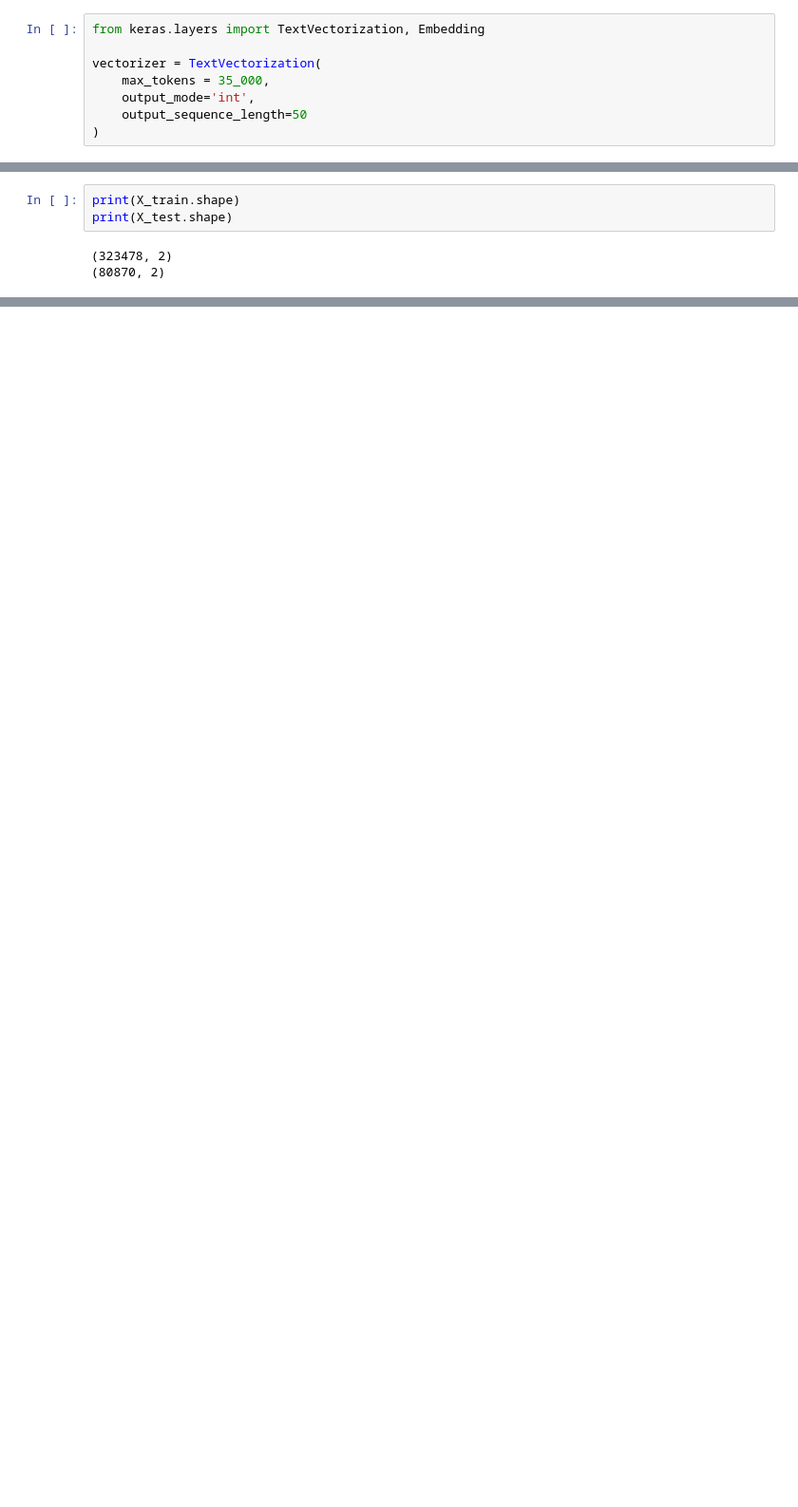
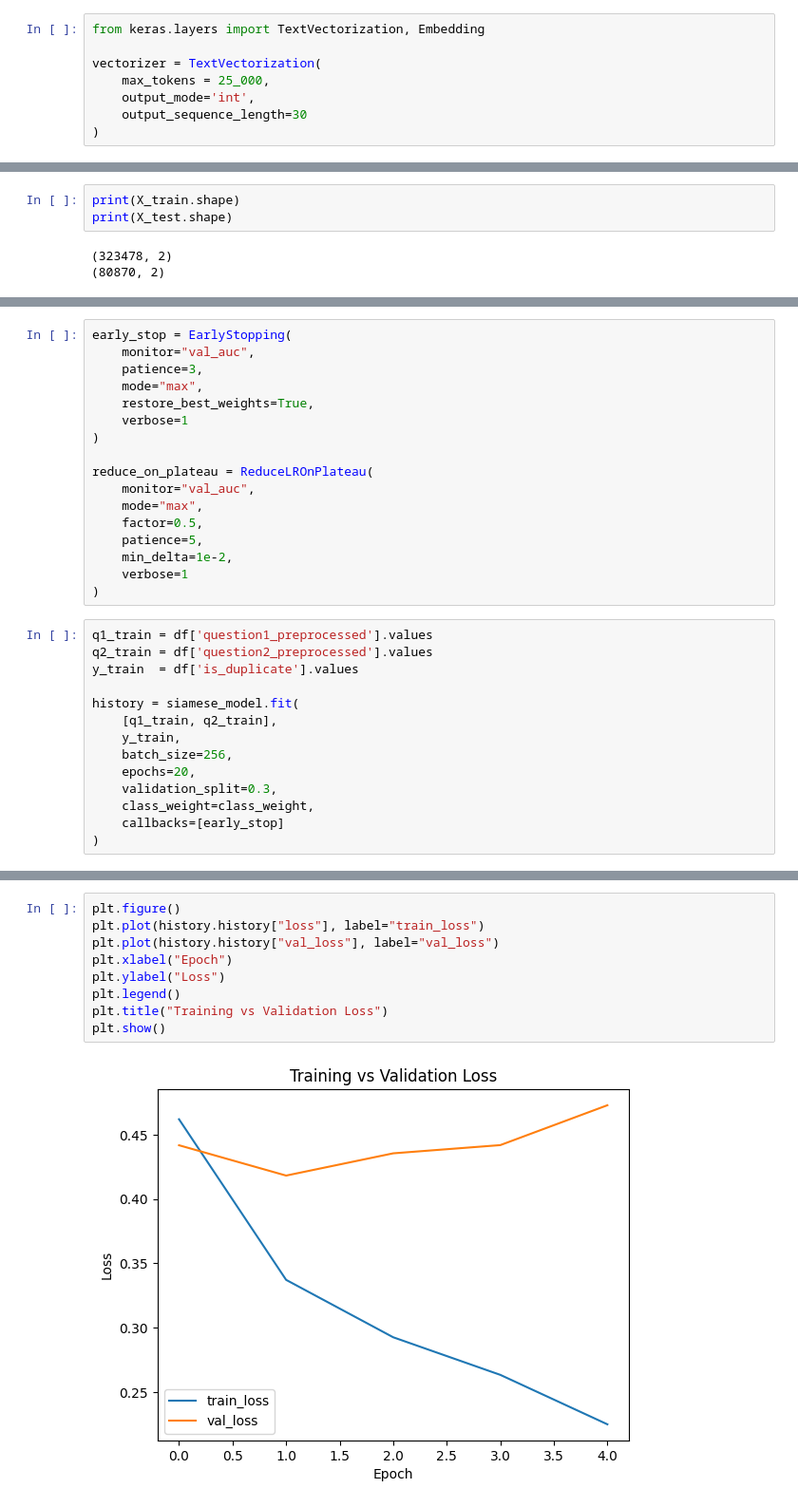
Before and after one commit to Aryan-Kaisth/Duplicate_Question_Pair_Detection, a Jupyter notebook: notebooks/question_pairs.ipynb, the cells around one changed output, grey strips where cells are left out. Shown: that part at 95% size. Drawn from its saved outputs; the diff is of its cells as text; blank space fills up the shorter version.

```diff
--- a/notebooks/question_pairs.ipynb
+++ b/notebooks/question_pairs.ipynb
@@ -153,9 +158,9 @@ glove_model = api.load('fasttext-wiki-news-subwords-300')
 from keras.layers import TextVectorization, Embedding
 
 vectorizer = TextVectorization(
-    max_tokens = 35_000,
+    max_tokens = 25_000,
     output_mode='int',
-    output_sequence_length=50
+    output_sequence_length=30
 )
 # %%
 all_questions = df["question1_preprocessed"].tolist() + df["question2_preprocessed"].tolist()
@@ -344,0 +355,31 @@ Epoch 5/5
+# %%
+early_stop = EarlyStopping(
+    monitor="val_auc",
+    patience=3,
+    mode="max",
+    restore_best_weights=True,
+    verbose=1
+)
+
+reduce_on_plateau = ReduceLROnPlateau(
+    monitor="val_auc",
+    mode="max",
+    factor=0.5,
+    patience=5,
+    min_delta=1e-2,
+    verbose=1
+)
+# %%
+q1_train = df['question1_preprocessed'].values
+q2_train = df['question2_preprocessed'].values
+y_train  = df['is_duplicate'].values
+
+history = siamese_model.fit(
+    [q1_train, q2_train],
+    y_train,
+    batch_size=256,
+    epochs=20,
+    validation_split=0.3,
+    class_weight=class_weight,
+    callbacks=[early_stop]
+)
@@ -344,0 +409,11 @@ Epoch 5/5
+# %%
+plt.figure()
+plt.plot(history.history["loss"], label="train_loss")
+plt.plot(history.history["val_loss"], label="val_loss")
+plt.xlabel("Epoch")
+plt.ylabel("Loss")
+plt.legend()
+plt.title("Training vs Validation Loss")
+plt.show()
+# %% [output]
+[figure, added]
```
Also changed, not shown: parts of 18 cells of this notebook, 9 other files.
